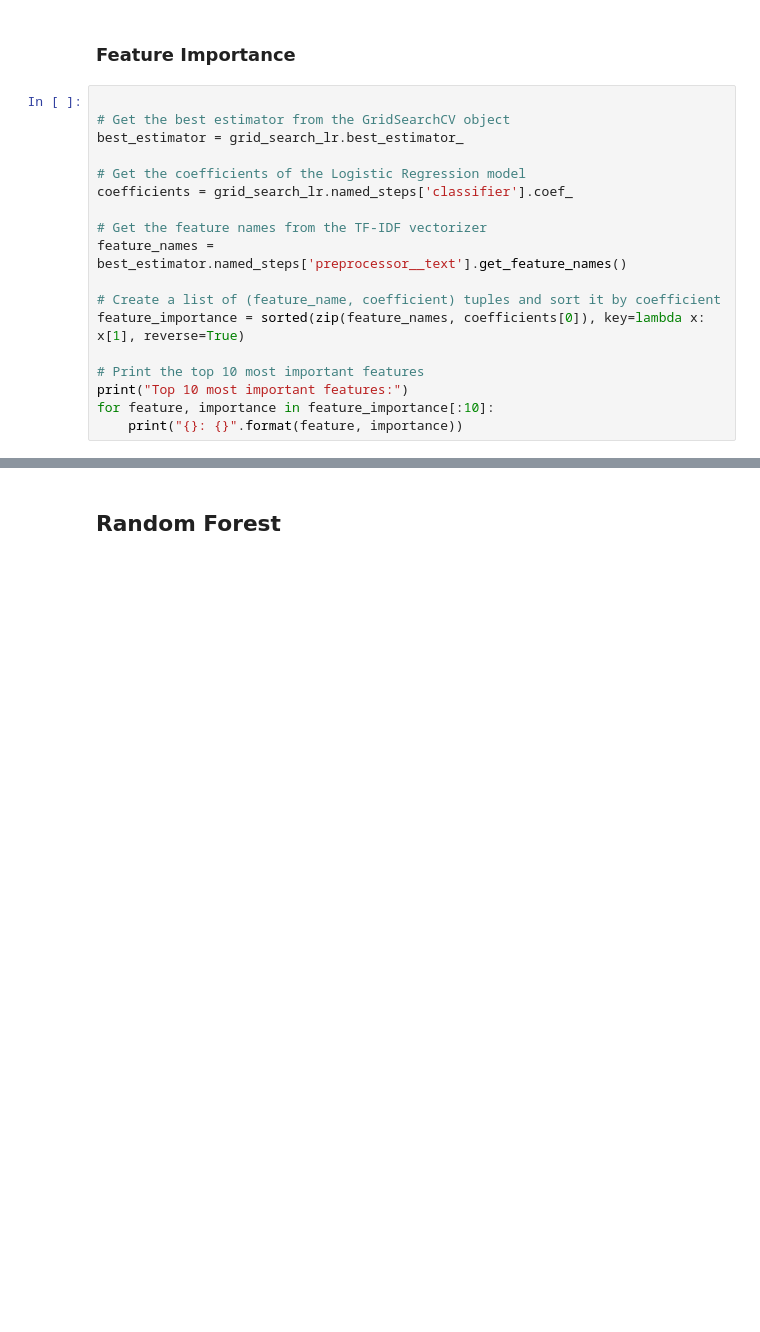
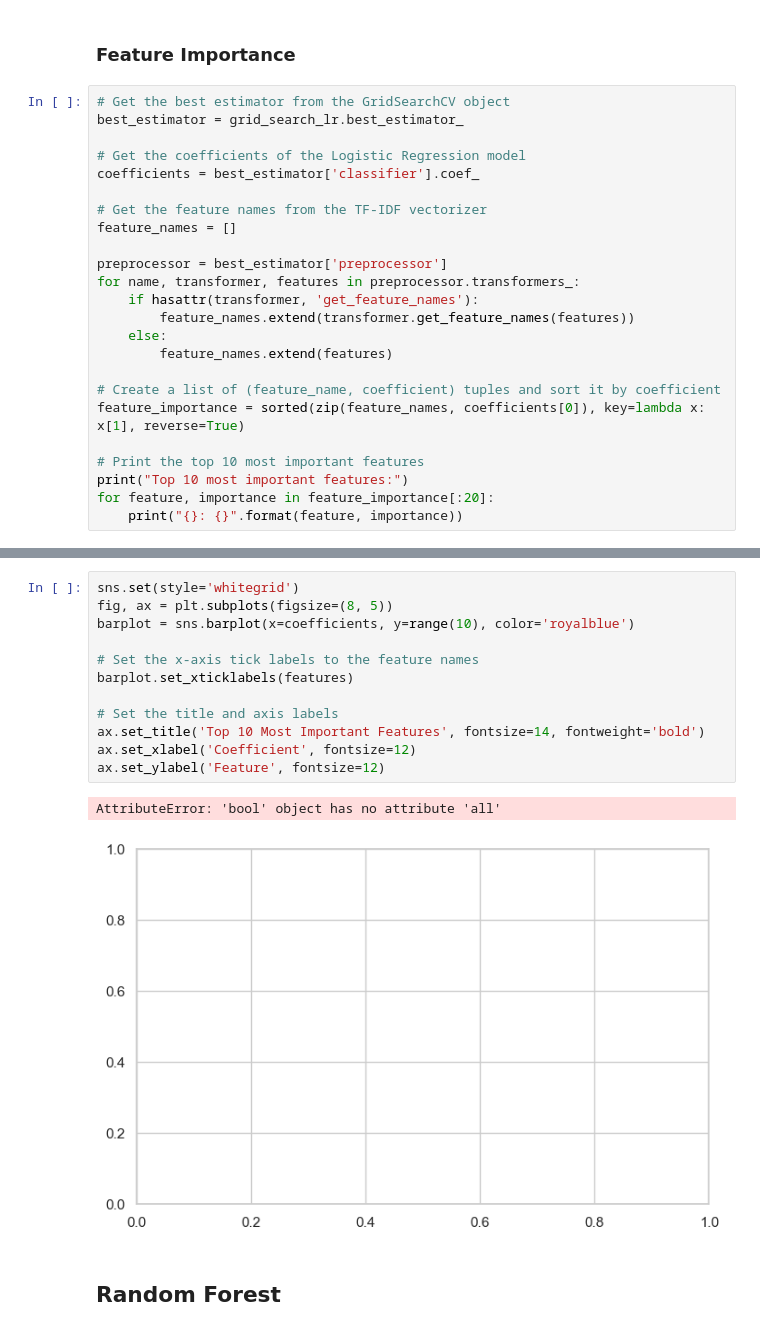
Before and after one commit to helenaglaring/AIML, a Jupyter notebook: AIML_drug_review.ipynb, the cells around one changed output, grey strips where cells are left out. Drawn from its saved outputs; the diff is of its cells as text; blank space fills up the shorter version.

```diff
--- a/AIML_drug_review.ipynb
+++ b/AIML_drug_review.ipynb
@@ -1568,20 +1590,26 @@ test_score_lr, train_score_lr, y_pred_lr, grid_search_lr = tune_model(model_lr,
 # %% [markdown]
 ### Feature Importance
 # %%
-
 # Get the best estimator from the GridSearchCV object
 best_estimator = grid_search_lr.best_estimator_
 
 # Get the coefficients of the Logistic Regression model
-coefficients = grid_search_lr.named_steps['classifier'].coef_
+coefficients = best_estimator['classifier'].coef_
 
 # Get the feature names from the TF-IDF vectorizer
-feature_names = best_estimator.named_steps['preprocessor__text'].get_feature_names()
+feature_names = []
+
+preprocessor = best_estimator['preprocessor']
+for name, transformer, features in preprocessor.transformers_:
+    if hasattr(transformer, 'get_feature_names'):
+        feature_names.extend(transformer.get_feature_names(features))
+    else:
+        feature_names.extend(features)
 
 # Create a list of (feature_name, coefficient) tuples and sort it by coefficient
 feature_importance = sorted(zip(feature_names, coefficients[0]), key=lambda x: x[1], reverse=True)
 
 # Print the top 10 most important features
 print("Top 10 most important features:")
-for feature, importance in feature_importance[:10]:
+for feature, importance in feature_importance[:20]:
     print("{}: {}".format(feature, importance))
@@ -1588,3 +1634,18 @@ for feature, importance in feature_importance[:10]:
+# %%
+sns.set(style='whitegrid')
+fig, ax = plt.subplots(figsize=(8, 5))
+barplot = sns.barplot(x=coefficients, y=range(10), color='royalblue')
+
+# Set the x-axis tick labels to the feature names
+barplot.set_xticklabels(features)
+
+# Set the title and axis labels
+ax.set_title('Top 10 Most Important Features', fontsize=14, fontweight='bold')
+ax.set_xlabel('Coefficient', fontsize=12)
+ax.set_ylabel('Feature', fontsize=12)
+# %% [output]
+AttributeError: 'bool' object has no attribute 'all'
+[figure, added]
 # %% [markdown]
 ## Random Forest
 # %% [markdown]
```
Also changed, not shown: parts of 4 cells of this notebook.
